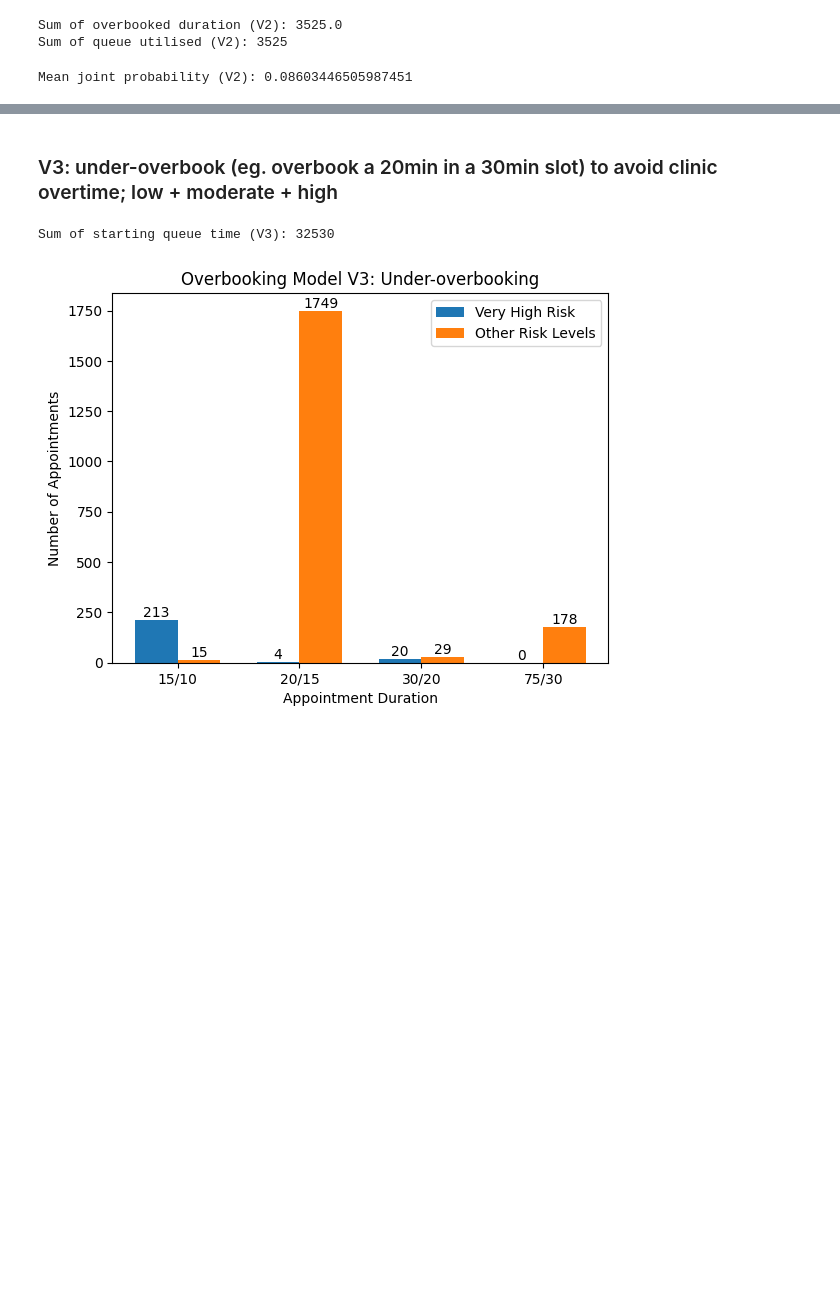
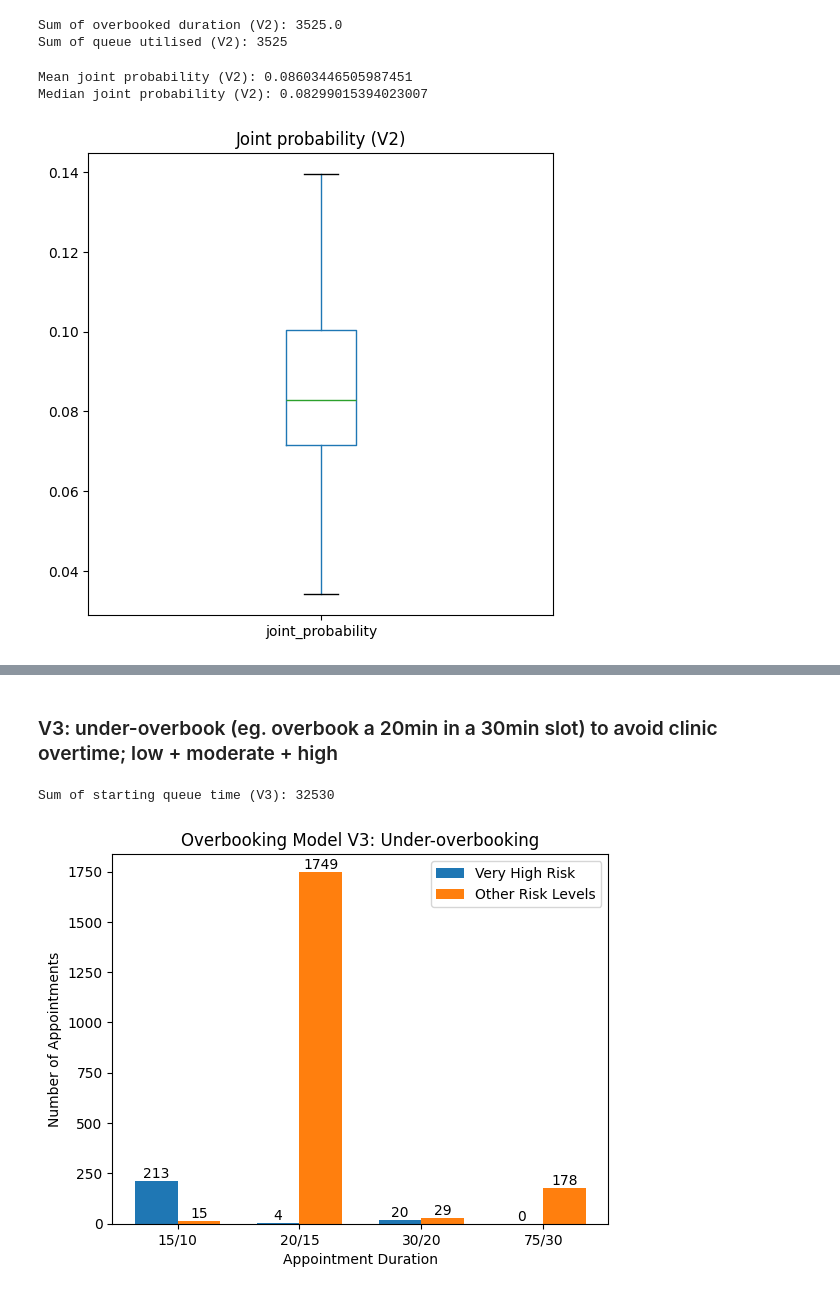
Before and after one commit to hallucinojenlee/hds_dna, a Jupyter notebook: scripts/overbooking_model.ipynb, the cells around one changed output, grey strips where cells are left out. Cells and saved outputs as stored; diff of their text form; code cells hidden in the pictures; blank space fills up the shorter version.

```diff
--- a/scripts/overbooking_model.ipynb
+++ b/scripts/overbooking_model.ipynb
@@ -548,11 +558,19 @@ Sum of queue utilised (V2): 3525
 # %%
 # Calculate probability of clinic overtime
 overbooked_df_v2["joint_probability"] = overbooked_df_v2["very_high_dna_risk"] * overbooked_df_v2["original_overbooked_dna_risk"]
 
 # Calculate the mean joint probability
 print("Mean joint probability (V2):", overbooked_df_v2["joint_probability"].mean())
+print("Median joint probability (V2):", overbooked_df_v2["joint_probability"].median())
+
+# Plot boxplot
+overbooked_df_v2.boxplot(column="joint_probability", figsize=(6, 6), grid=False)
+plt.title("Joint probability (V2)")
+plt.show()
 # %% [output]
 Mean joint probability (V2): 0.08603446505987451
+Median joint probability (V2): 0.08299015394023007
+[figure, added]
 # %%
 # Calculate estimated clinic overtime
 overbooked_df_v2["clinic_overtime"] = overbooked_df_v2["joint_probability"] * (overbooked_df_v2["appt_duration"]*2)
```
Also changed, not shown: parts of 18 cells of this notebook, 1 other file.
